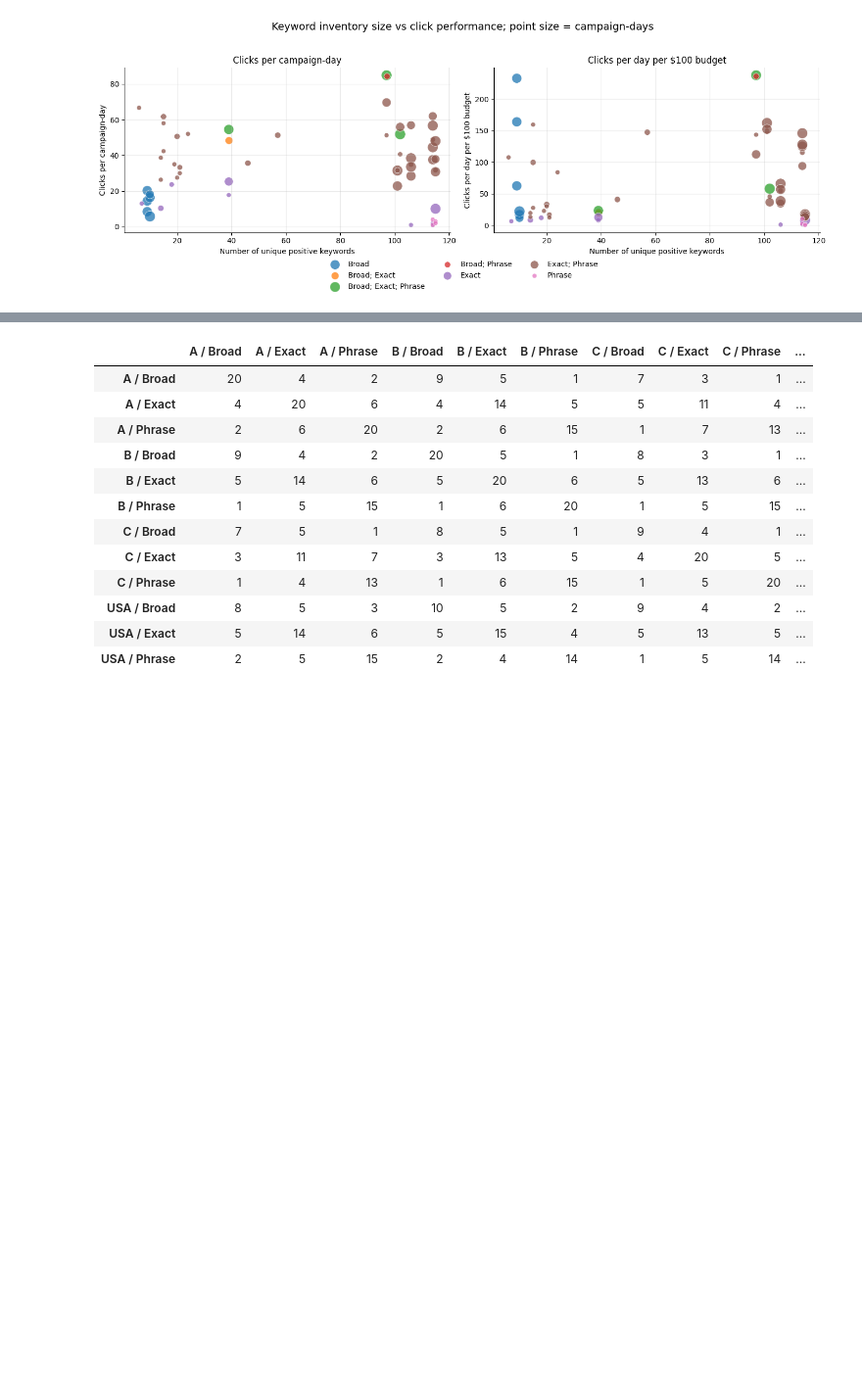
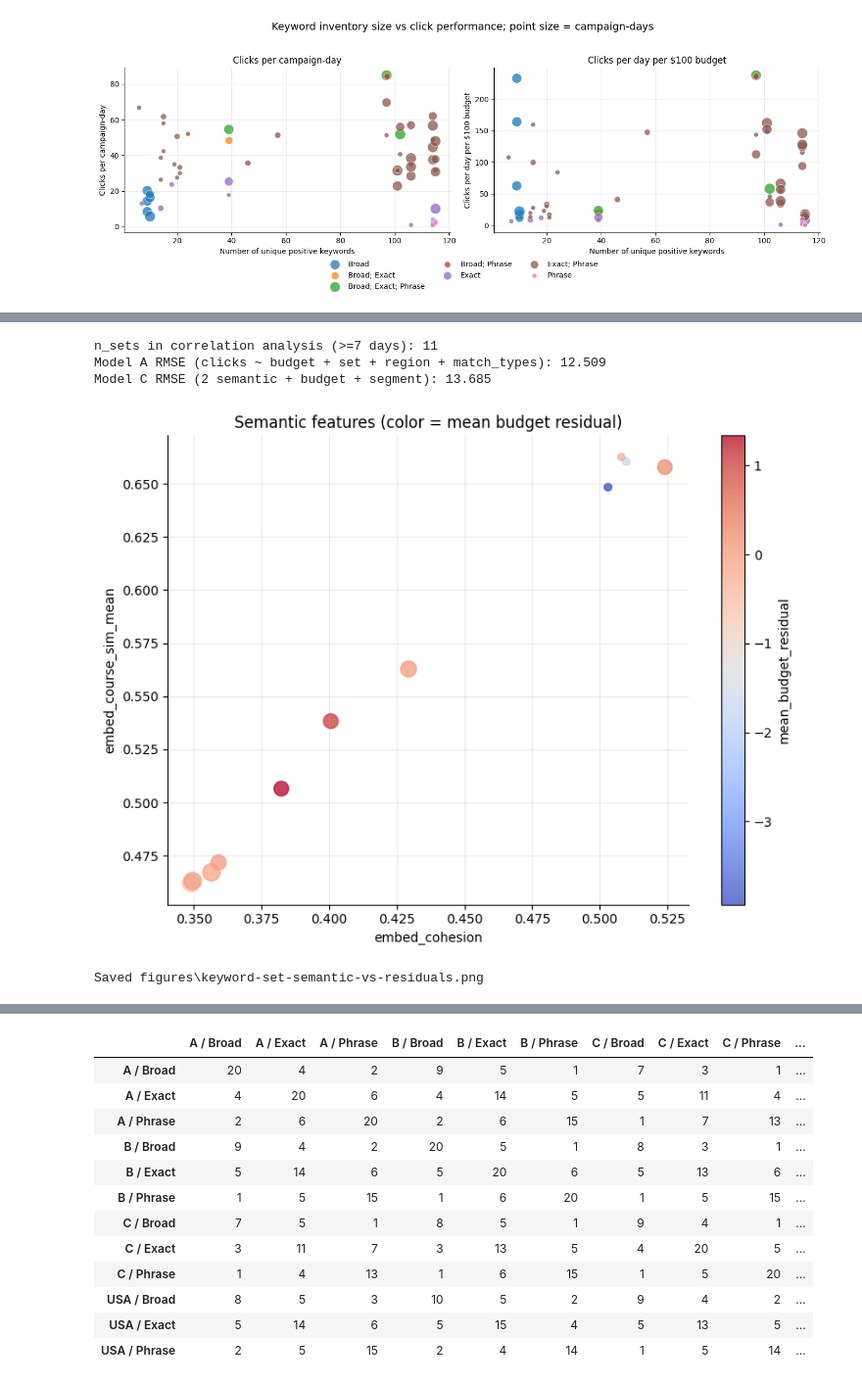
Before and after one commit to josephine-situ/ad_opt_v2, a Jupyter notebook: eda_clicks_budget_keywords.ipynb, the cells around one changed output, grey strips where cells are left out. Shown at 98% size. Drawn from its saved outputs; the diff is of its cells as text; code cells hidden in the pictures; blank space fills up the shorter version.

```diff
--- a/eda_clicks_budget_keywords.ipynb
+++ b/eda_clicks_budget_keywords.ipynb
@@ -325,0 +531,76 @@ plt.show()
+# %%
+residual_parts = []
+for (region, match_types), sub in campaign_day_kw.groupby(["region", "match_types"]):
+    if len(sub) < 3:
+        continue
+    x = sub["daily_budget"].to_numpy().reshape(-1, 1)
+    y = sub["clicks"].to_numpy()
+    _, fitted, _ = fit_ols(y, x)
+    part = sub[["keyword_set_id", "clicks", "daily_budget"]].copy()
+    part["residual"] = y - fitted
+    part["region"] = region
+    part["match_types"] = match_types
+    residual_parts.append(part)
+
+residual_days = pd.concat(residual_parts, ignore_index=True)
+set_residuals = (
+    residual_days.groupby("keyword_set_id", as_index=False)
+    .agg(mean_budget_residual=("residual", "mean"), campaign_days=("residual", "count"))
+)
+set_residuals = set_residuals.merge(
+    campaign_perf_kw.groupby("keyword_set_id", as_index=False).agg(
+        clicks_per_100_budget=("clicks_per_100_budget", "mean"),
+        region=("region", "first"),
+        match_types=("match_types", "first"),
+    ),
+    on="keyword_set_id",
+)
+set_performance = set_residuals.merge(keyword_set_features, on="keyword_set_id", how="left")
+set_performance_corr = set_performance[
+    set_performance["campaign_days"] >= MIN_SET_DAYS_FOR_CORR
+].copy()
+
+print(f"n_sets in correlation analysis (>={MIN_SET_DAYS_FOR_CORR} days): {len(set_performance_corr)}")
+
+day_df = campaign_day_kw.dropna(subset=["keyword_set_id"]).copy()
+
+X_a = pd.get_dummies(day_df[["daily_budget", "keyword_set_id", "region", "match_types"]], drop_first=True)
+_, _, rmse_a = fit_ols(day_df["clicks"].to_numpy(), X_a.to_numpy())
+print(f"Model A RMSE (clicks ~ budget + set + region + match_types): {rmse_a:,.3f}")
+
+sem = day_df.merge(keyword_set_features, on="keyword_set_id", how="left")
+for col in ["embed_course_sim_mean", "embed_dispersion"]:
+    sem[f"z_{col}"] = (sem[col] - sem[col].mean()) / sem[col].std(ddof=0)
+X_c = pd.get_dummies(sem[["daily_budget", "region", "match_types"]], drop_first=True)
+X_c[["z_embed_course_sim_mean", "z_embed_dispersion"]] = sem[["z_embed_course_sim_mean", "z_embed_dispersion"]]
+_, _, rmse_c = fit_ols(sem["clicks"].to_numpy(), X_c.to_numpy())
+print(f"Model C RMSE (2 semantic + budget + segment): {rmse_c:,.3f}")
+# %% [output]
+n_sets in correlation analysis (>=7 days): 11
+Model A RMSE (clicks ~ budget + set + region + match_types): 12.509
+Model C RMSE (2 semantic + budget + segment): 13.685
+# %%
+fig, ax = plt.subplots(figsize=(8, 6))
+plot_sub = set_performance_corr.dropna(subset=["embed_cohesion", "embed_course_sim_mean"])
+sizes = np.clip(np.sqrt(plot_sub["campaign_days"]) * 10, 30, 300)
+sc = ax.scatter(
+    plot_sub["embed_cohesion"],
+    plot_sub["embed_course_sim_mean"],
+    s=sizes,
+    alpha=0.75,
+    c=plot_sub["mean_budget_residual"],
+    cmap="coolwarm",
+)
+ax.set_xlabel("embed_cohesion")
+ax.set_ylabel("embed_course_sim_mean")
+ax.set_title("Semantic features (color = mean budget residual)")
+plt.colorbar(sc, ax=ax, label="mean_budget_residual")
+fig.tight_layout()
+fig_path = Path("figures/keyword-set-semantic-vs-residuals.png")
+fig_path.parent.mkdir(exist_ok=True)
+fig.savefig(fig_path, dpi=150, bbox_inches="tight")
+plt.show()
+print(f"Saved {fig_path}")
+# %% [output]
+[figure, added]
+Saved figures\keyword-set-semantic-vs-residuals.png
```
Also changed, not shown: parts of 47 cells of this notebook, 16 other files.
